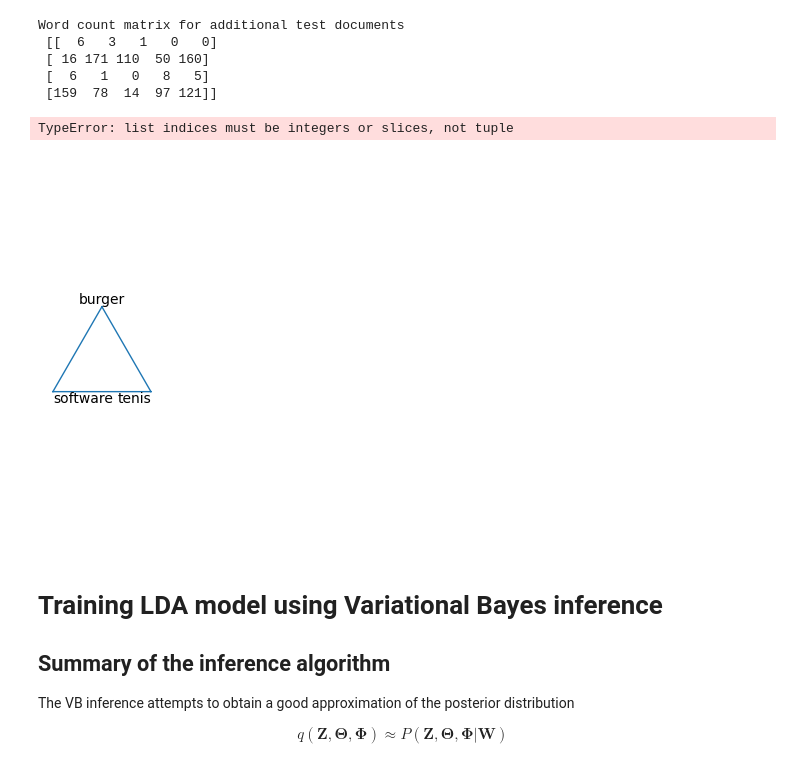
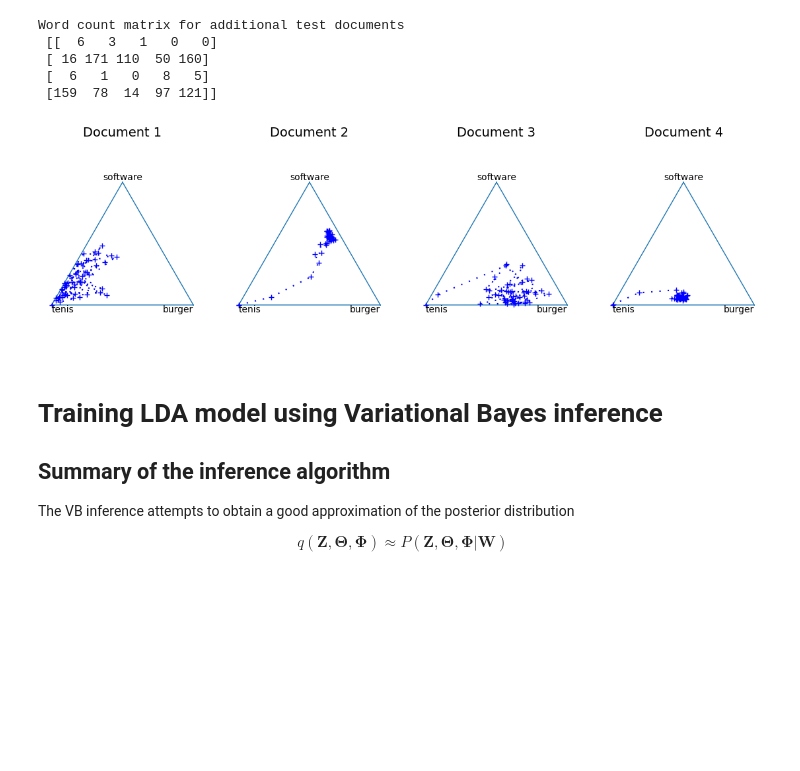
Before and after one commit to davidchocholaty/BUT-FIT-BAYa, a Jupyter notebook: BAYa_Assignment2024_LDA.ipynb, the cells around one changed output. Saved outputs shown, nothing was run; the diff lists cells and outputs as text; code cells hidden in the pictures; blank space fills up the shorter version.

```diff
--- a/BAYa_Assignment2024_LDA.ipynb
+++ b/BAYa_Assignment2024_LDA.ipynb
@@ -253,7 +253,7 @@ class GibbsSampler():
         self._Theta = []
         self._Phi = []
         self._joint_probability_history = []
-        self._theta_history = []
+        self._theta_history = np.array([])
 
     def get_train_params(self):
         return self._Theta, self._Phi, self._joint_probability_history
@@ -295,9 +295,9 @@ class GibbsSampler():
         self._joint_probability_history = []
 
         if train:
-            self._theta_history = []
+            self._theta_history = np.array([])
         else:
-            self._theta_history = [np.copy(self._Theta)]
+            theta_history = [np.copy(self._Theta)]
 
         num_documents = len(word_count_matrix)
         Pi = np.empty((self._num_topics, self._voc_size, num_documents))
@@ -332,7 +332,10 @@ class GibbsSampler():
                 self._joint_probability_history = self._joint_probability_history + [self._normalized_joint_probability(C)]
             else:
                 # Saving theta instead of joint probability.
-                self._theta_history = self._theta_history + [np.copy(self._Theta)]
+                theta_history = theta_history + [np.copy(self._Theta)]
+
+        if not train:
+            self._theta_history = np.stack(theta_history)
 
 gibbs_sampler = GibbsSampler(K, V, alpha0, beta0)
 gibbs_sampler.generate(Theta, Phi, M)
@@ -424,31 +427,22 @@ Word count matrix for additional test documents
 # %%
 # GIBBS SAMPLING IN TEST MODE
 Theta_test_float = Theta_test.astype(np.float64)
 gibbs_sampler.generate(Theta_test_float, Phi, M_test, num_iters=50, train=False)
 _, Theta_history = gibbs_sampler.get_test_params()
 
-# TODO plot pokracovani
+plt.figure(figsize=(14, 4))
+
 for d in range(D_test):
     plt.subplot(1, D_test, d+1)
-    # plt.title(r'$\alpha$ = (%.3f, %.3f, %.3f)' % tuple(a))
+    plt.title(f'Document {d + 1}', fontsize=14)
 
     # Plot 2-simplex (a triangle) and add topic labels to the corners of the triangle where those topics have probability 1
     plot_simplex([vocabulary[np.argmax(p)] for p in Phi])
 
-    # Plot collection-specific Dirichlet distribution (in grayscale)
-    # plot_dirichlet(a)
-
-    # Sample topic mixture weights for all documents in one collection
-    # thetas4collection = sps.dirichlet.rvs(a, documents_per_collection)
-
-    # TODO jestli pouzit np.stack nebo se k tomu da pristoupit i jinak
-    print(Theta_history[:,d,:])
-
     # Plot topic mixture weights as points in the simplex
-    plot_points_in_simplex(Theta_history[:,d,:], c='b', ls='none', marker='+')
+    plot_points_in_simplex(Theta_history[:,d,:], c='b', ls=(0, (1, 5)), marker='+')
 # %% [output]
-TypeError: list indices must be integers or slices, not tuple
-[figure, old version]
+[figure, new version]
 # %% [markdown]
 # Training LDA model using Variational Bayes inference
 ## Summary of the inference algorithm
```
Also changed, not shown: parts of 8 cells of this notebook.
